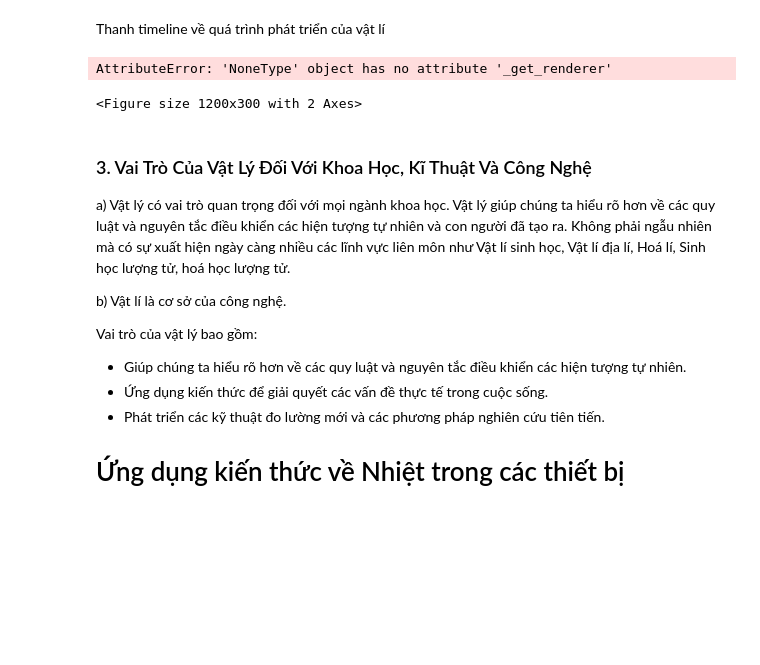
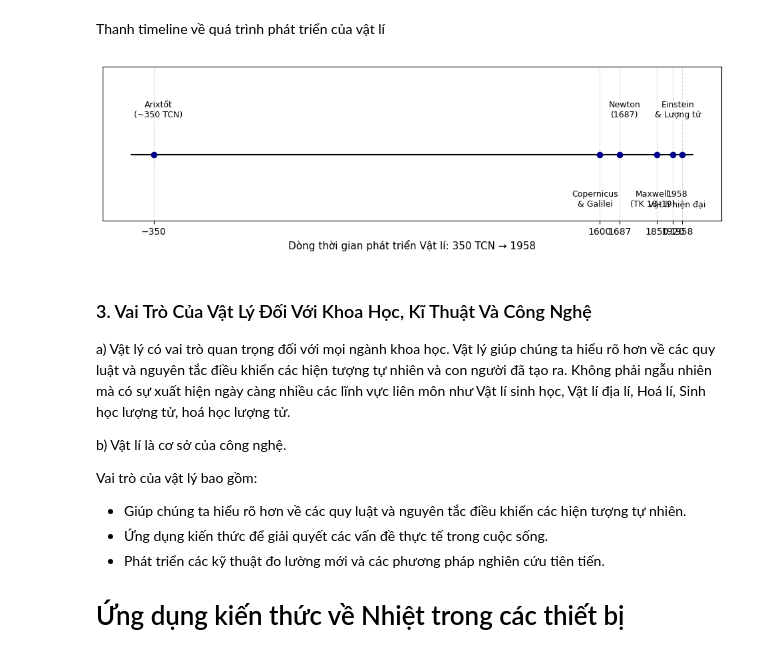
Before and after one commit to aerovfx/AeroPhysic, a Jupyter notebook: ch01/01_Mở_đầu/b1_lamquenvoivatli.ipynb, the cells around one changed output. Drawn from its saved outputs; the diff is of its cells as text; code cells hidden in the pictures; blank space fills up the shorter version.

```diff
--- a/ch01/01_Mở_đầu/b1_lamquenvoivatli.ipynb
+++ b/ch01/01_Mở_đầu/b1_lamquenvoivatli.ipynb
@@ -69,56 +69,40 @@ Thế kỉ 18–19: phát triển nhiệt động lực học, điện – từ,
 Thanh timeline về quá trình phát triển của vật lí
 # %%
 import matplotlib.pyplot as plt
-from mpl_toolkits.axes_grid1.inset_locator import inset_axes
 
-# Đặt font hỗ trợ tiếng Việt
-plt.rcParams['font.family'] = 'DejaVu Sans'
-
-# Dữ liệu timeline chi tiết
-years = [-350, 1600, 1700, 1850, 1920, 1958]
+# Dữ liệu timeline (ví dụ đầy đủ)
+years = [-350, 1600, 1687, 1850, 1920, 1958]
 events = [
-    "Arixtốt (~350 TCN)\nTriết học tự nhiên",
-    "Copernicus, Galilei\n(Thế kỉ 16–17)",
-    "Newton (1687)\nCơ học cổ điển",
-    "Maxwell (TK 18–19)\nNhiệt động lực học, Điện – Từ",
-    "Einstein & Lượng tử\n(Thế kỉ 20)",
+    "Arixtốt\n(~350 TCN)",
+    "Copernicus\n& Galilei",
+    "Newton\n(1687)",
+    "Maxwell\n(TK 18–19)",
+    "Einstein\n& Lượng tử",
     "1958\nVật lí hiện đại"
 ]
 
-# Vẽ timeline chính
-fig, ax = plt.subplots(figsize=(14, 4))
-ax.hlines(1, min(years)-100, max(years)+20, color="black")
+# Vẽ timeline
+fig, ax = plt.subplots(figsize=(12, 3))
+ax.hlines(1, min(years)-100, max(years)+50, color="black")
 ax.plot(years, [1]*len(years), "o", color="darkblue")
 
-# Ghi chú sự kiện
+# Ghi chú: so le + dịch ngang
 for i, (year, event) in enumerate(zip(years, events)):
-    ax.text(year, 1.1 if i%2==0 else 0.9, event,
-            ha="center", va="bottom" if i%2==0 else "top", fontsize=9)
+    y_pos = 1.08 if i % 2 == 0 else 0.92   # trên / dưới
+    x_offset = 20 if i % 2 == 0 else -20   # dịch trái / phải
+    ax.text(year + x_offset, y_pos, f"{event}",
+            ha="center", va="bottom" if i % 2 == 0 else "top", fontsize=9)
 
-# Tùy chỉnh trục
+# Tùy chỉnh
 ax.set_ylim(0.85, 1.2)
 ax.set_yticks([])
-ax.set_xlabel("Dòng thời gian phát triển Vật lí: từ Arixtốt (350 TCN) → Vật lí hiện đại (1958)", fontsize=12)
+ax.set_xlabel("Dòng thời gian phát triển Vật lí: 350 TCN → 1958", fontsize=11)
 ax.set_xticks(years)
 ax.grid(axis="x", linestyle="--", alpha=0.5)
 
-# Thêm inset zoom cho giai đoạn 1600–1958
-axins = inset_axes(ax, width="40%", height="40%", loc="upper right")
-axins.hlines(1, 1500, 2000, color="black")
-axins.plot(years[1:], [1]*(len(years)-1), "o", color="darkred")
-for i, (year, event) in enumerate(zip(years[1:], events[1:])):
-    axins.text(year, 1.06 if i%2==0 else 0.94, event,
-               ha="center", va="bottom" if i%2==0 else "top", fontsize=6)
-axins.set_ylim(0.9, 1.1)
-axins.set_yticks([])
-axins.set_xticks([1600, 1700, 1850, 1920, 1958])
-axins.set_title("Zoom: 1600–1958", fontsize=8)
-axins.grid(axis="x", linestyle="--", alpha=0.5)
-
 plt.show()
 # %% [output]
-AttributeError: 'NoneType' object has no attribute '_get_renderer'
-<Figure size 1200x300 with 2 Axes>
+[figure, added]
 # %% [markdown]
 
 ### 3. Vai Trò Của Vật Lý Đối Với Khoa Học, Kĩ Thuật Và Công Nghệ
```
Also changed, not shown: parts of 3 cells of this notebook.
